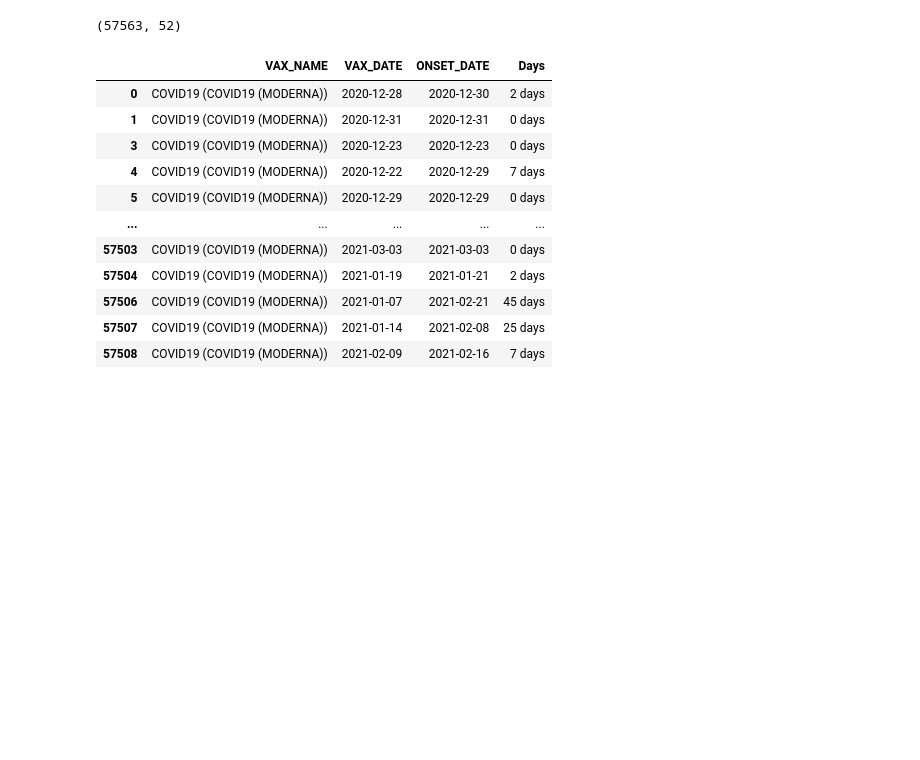
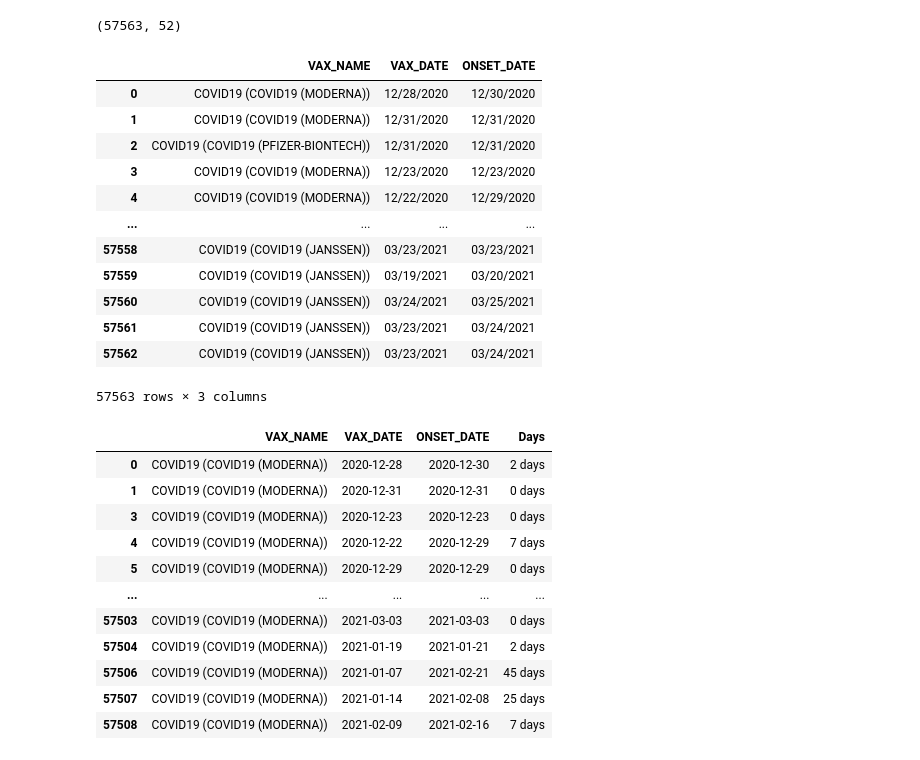
Before and after one commit to anishpai07/COVID-19-Vaccine-Adverse-Effects-VAERS-Analysis, a Jupyter notebook: VAERS Analysis.ipynb, the cells around one changed output. Drawn from its saved outputs; the diff is of its cells as text; code cells hidden in the pictures; blank space fills up the shorter version.

```diff
--- a/VAERS Analysis.ipynb
+++ b/VAERS Analysis.ipynb
@@ -103,6 +103,21 @@ vaers_symptoms_vax = vaers_symptoms.merge(vaers_vax, on='VAERS_ID', how='left')
 whole_dataset = vaers_symptoms_vax.merge(vaers_data, on='VAERS_ID', how='left')
 # %%
 relevant_data = whole_dataset.filter(['VAX_NAME', 'VAX_DATE', 'ONSET_DATE'])
+relevant_data
+# %% [output]
+|  | VAX_NAME | VAX_DATE | ONSET_DATE |
+| 0 | COVID19 (COVID19 (MODERNA)) | 12/28/2020 | 12/30/2020 |
+| 1 | COVID19 (COVID19 (MODERNA)) | 12/31/2020 | 12/31/2020 |
+| 2 | COVID19 (COVID19 (PFIZER-BIONTECH)) | 12/31/2020 | 12/31/2020 |
+| 3 | COVID19 (COVID19 (MODERNA)) | 12/23/2020 | 12/23/2020 |
+| 4 | COVID19 (COVID19 (MODERNA)) | 12/22/2020 | 12/29/2020 |
+| ... | ... | ... | ... |
+| 57558 | COVID19 (COVID19 (JANSSEN)) | 03/23/2021 | 03/23/2021 |
+| 57559 | COVID19 (COVID19 (JANSSEN)) | 03/19/2021 | 03/20/2021 |
+| 57560 | COVID19 (COVID19 (JANSSEN)) | 03/24/2021 | 03/25/2021 |
+| 57561 | COVID19 (COVID19 (JANSSEN)) | 03/23/2021 | 03/24/2021 |
+| 57562 | COVID19 (COVID19 (JANSSEN)) | 03/23/2021 | 03/24/2021 |
+57563 rows × 3 columns
 # %%
 relevant_data['ONSET_DATE'] = pd.to_datetime(relevant_data['ONSET_DATE'])
 # %%
```
Also changed, not shown: parts of 13 cells of this notebook, 1 other file.
